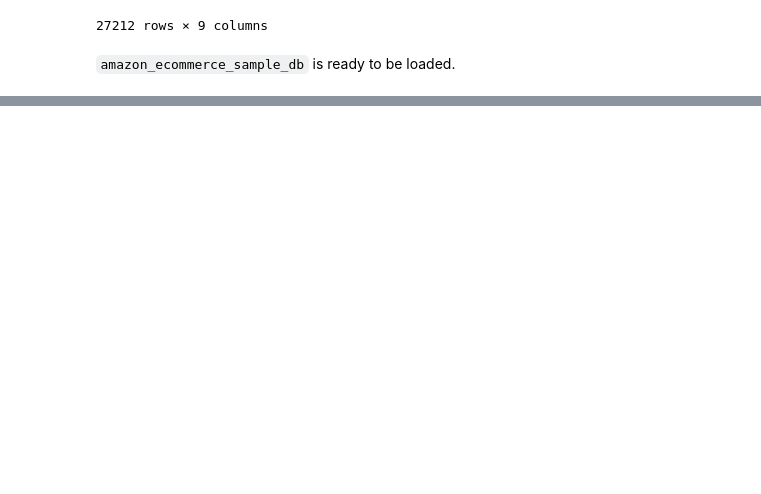
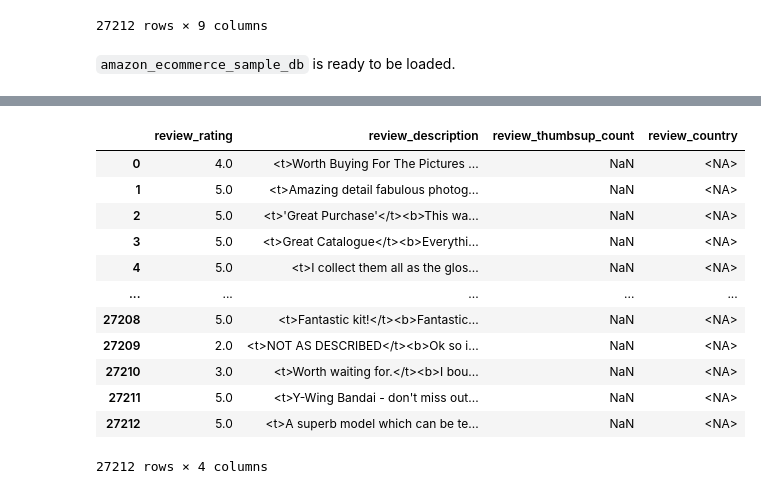
Before and after one commit to AminArshadi/CSI-4142-project, a Jupyter notebook: amazon_ecommerce_sample.ipynb, the cells around one changed output, grey strips where cells are left out. Drawn from its saved outputs; the diff is of its cells as text; code cells hidden in the pictures; blank space fills up the shorter version.

```diff
--- a/amazon_ecommerce_sample.ipynb
+++ b/amazon_ecommerce_sample.ipynb
@@ -407,0 +435,20 @@ amazon_ecommerce_sample_db
+# %%
+# Create review dimension
+review_dimension = amazon_ecommerce_sample_db[['review_rating', 'review_description']]
+review_dimension['review_thumbsup_count'] = pd.Series()
+review_dimension['review_country'] = pd.Series(dtype='string')
+review_dimension
+# %% [output]
+|  | review_rating | review_description | review_thumbsup_count | review_country |
+| 0 | 4.0 | <t>Worth Buying For The Pictures ... | NaN | <NA> |
+| 1 | 5.0 | <t>Amazing detail fabulous photog... | NaN | <NA> |
+| 2 | 5.0 | <t>'Great Purchase'</t><b>This wa... | NaN | <NA> |
+| 3 | 5.0 | <t>Great Catalogue</t><b>Everythi... | NaN | <NA> |
+| 4 | 5.0 | <t>I collect them all as the glos... | NaN | <NA> |
+| ... | ... | ... | ... | ... |
+| 27208 | 5.0 | <t>Fantastic kit!</t><b>Fantastic... | NaN | <NA> |
+| 27209 | 2.0 | <t>NOT AS DESCRIBED</t><b>Ok so i... | NaN | <NA> |
+| 27210 | 3.0 | <t>Worth waiting for.</t><b>I bou... | NaN | <NA> |
+| 27211 | 5.0 | <t>Y-Wing Bandai - don't miss out... | NaN | <NA> |
+| 27212 | 5.0 | <t>A superb model which can be te... | NaN | <NA> |
+27212 rows × 4 columns
```
Also changed, not shown: parts of 5 cells of this notebook, 1 other file.
